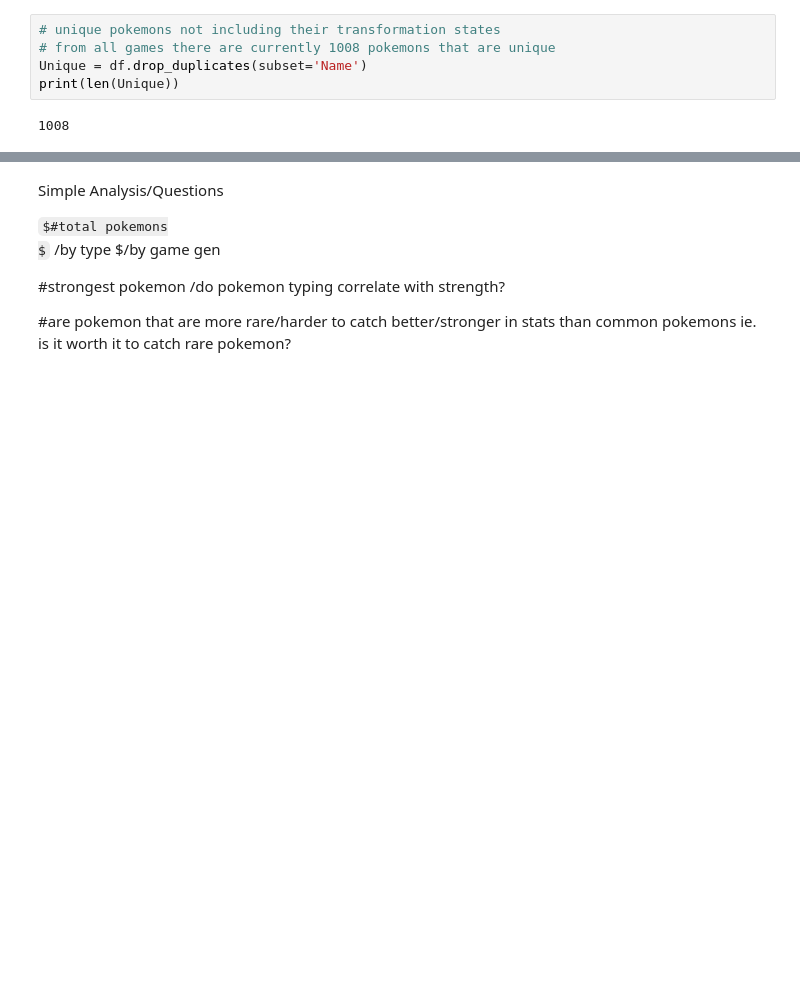
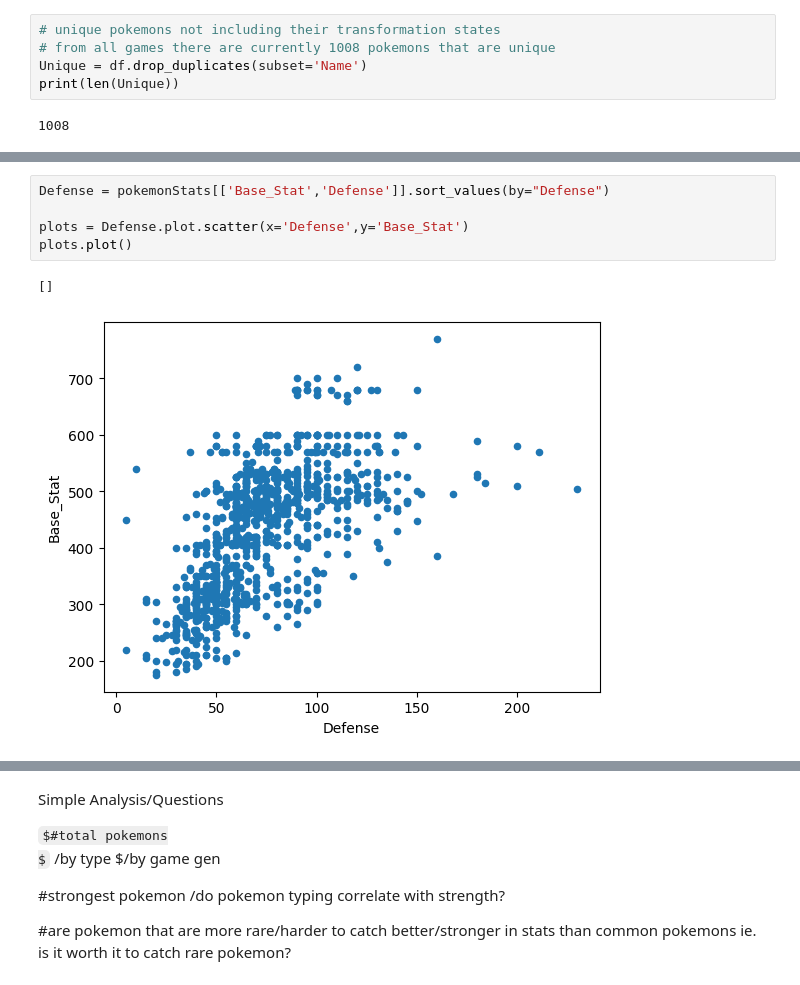
Before and after one commit to lu-tommy/pokemon-analysis, a Jupyter notebook: pokemonAnalysis.ipynb, the cells around one changed output, grey strips where cells are left out. Cells and saved outputs as stored; diff of their text form; some formulas as TeX source; blank space fills up the shorter version.

```diff
--- a/pokemonAnalysis.ipynb
+++ b/pokemonAnalysis.ipynb
@@ -50,0 +65,8 @@ print(len(Unique))
+# %%
+Defense = pokemonStats[['Base_Stat','Defense']].sort_values(by="Defense")
+
+plots = Defense.plot.scatter(x='Defense',y='Base_Stat')
+plots.plot()
+# %% [output]
+[]
+[figure, added]
```
Also changed, not shown: parts of 6 cells of this notebook.
